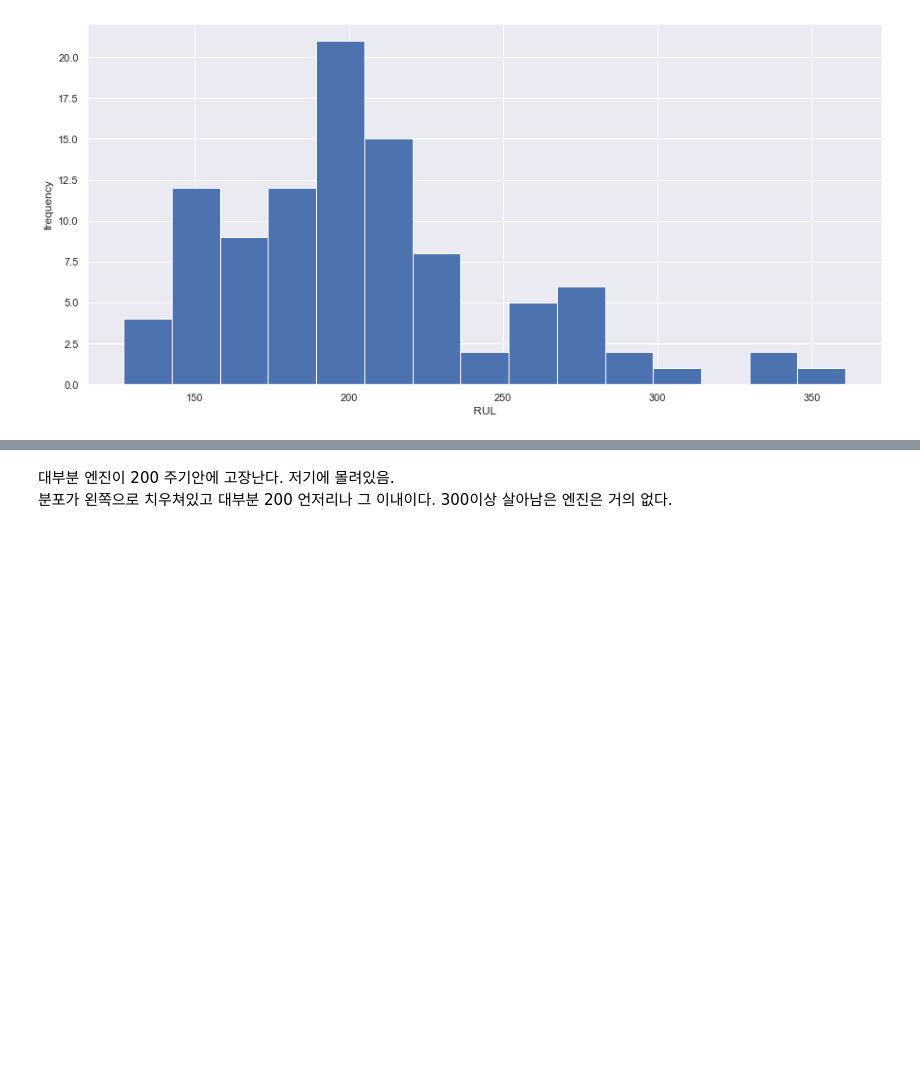
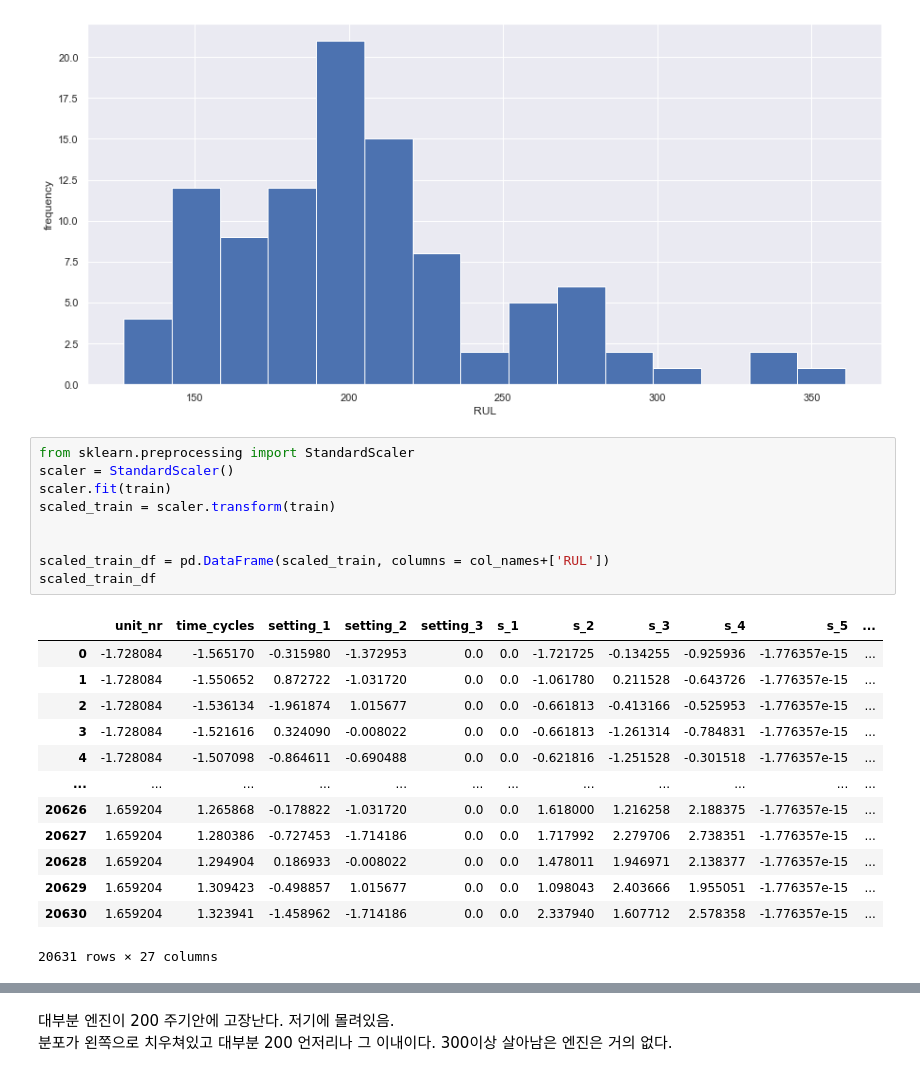
Before and after one commit to dltjdbs38/2022_SKTFellow_RUL, a Jupyter notebook: FD001_EDA1.ipynb, the cells around one changed output, grey strips where cells are left out. Cells and saved outputs as stored; diff of their text form; blank space fills up the shorter version.

```diff
--- a/FD001_EDA1.ipynb
+++ b/FD001_EDA1.ipynb
@@ -144,3 +144,26 @@ plt.ylabel('frequency')
 plt.show()
 # %% [output]
 [figure]
+# %%
+from sklearn.preprocessing import StandardScaler
+scaler = StandardScaler()
+scaler.fit(train)
+scaled_train = scaler.transform(train)
+
+
+scaled_train_df = pd.DataFrame(scaled_train, columns = col_names+['RUL'])
+scaled_train_df
+# %% [output]
+|  | unit_nr | time_cycles | setting_1 | setting_2 | setting_3 | s_1 | s_2 | s_3 | s_4 | s_5 | ... |
+| 0 | -1.728084 | -1.565170 | -0.315980 | -1.372953 | 0.0 | 0.0 | -1.721725 | -0.134255 | -0.925936 | -1.776357e-15 | ... |
+| 1 | -1.728084 | -1.550652 | 0.872722 | -1.031720 | 0.0 | 0.0 | -1.061780 | 0.211528 | -0.643726 | -1.776357e-15 | ... |
+| 2 | -1.728084 | -1.536134 | -1.961874 | 1.015677 | 0.0 | 0.0 | -0.661813 | -0.413166 | -0.525953 | -1.776357e-15 | ... |
+| 3 | -1.728084 | -1.521616 | 0.324090 | -0.008022 | 0.0 | 0.0 | -0.661813 | -1.261314 | -0.784831 | -1.776357e-15 | ... |
+| 4 | -1.728084 | -1.507098 | -0.864611 | -0.690488 | 0.0 | 0.0 | -0.621816 | -1.251528 | -0.301518 | -1.776357e-15 | ... |
+| ... | ... | ... | ... | ... | ... | ... | ... | ... | ... | ... | ... |
+| 20626 | 1.659204 | 1.265868 | -0.178822 | -1.031720 | 0.0 | 0.0 | 1.618000 | 1.216258 | 2.188375 | -1.776357e-15 | ... |
+| 20627 | 1.659204 | 1.280386 | -0.727453 | -1.714186 | 0.0 | 0.0 | 1.717992 | 2.279706 | 2.738351 | -1.776357e-15 | ... |
+| 20628 | 1.659204 | 1.294904 | 0.186933 | -0.008022 | 0.0 | 0.0 | 1.478011 | 1.946971 | 2.138377 | -1.776357e-15 | ... |
+| 20629 | 1.659204 | 1.309423 | -0.498857 | 1.015677 | 0.0 | 0.0 | 1.098043 | 2.403666 | 1.955051 | -1.776357e-15 | ... |
+| 20630 | 1.659204 | 1.323941 | -1.458962 | -1.714186 | 0.0 | 0.0 | 2.337940 | 1.607712 | 2.578358 | -1.776357e-15 | ... |
+20631 rows × 27 columns
```
Also changed, not shown: parts of 1 cell of this notebook, 5 other files.
